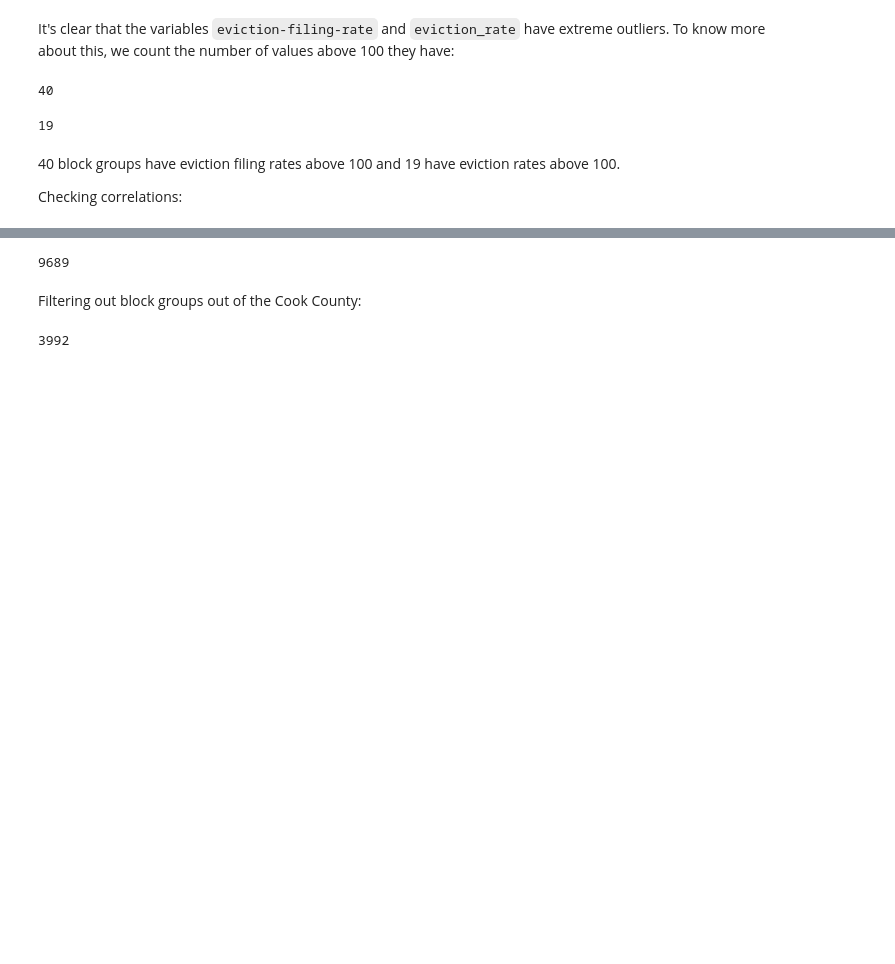
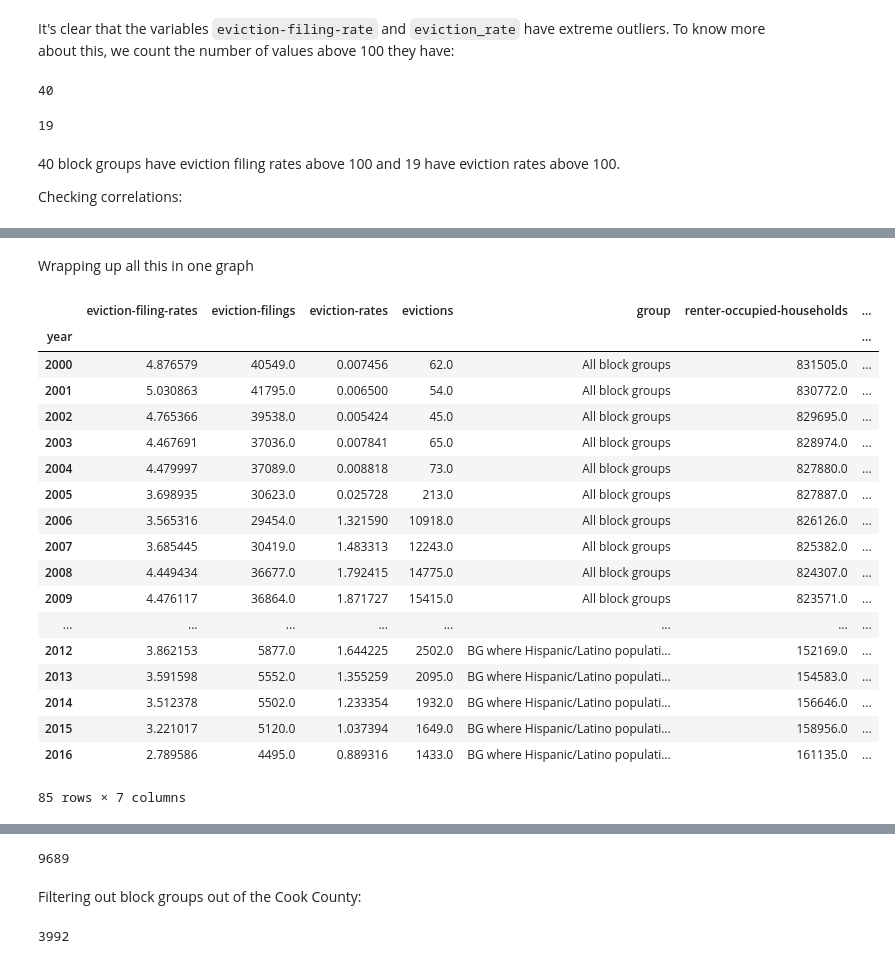
Before and after one commit to luisesanmartin/ml-eviction-chicago, a Jupyter notebook: notebooks/Data exploration - block groups.ipynb, the cells around one changed output, grey strips where cells are left out. Saved outputs shown, nothing was run; the diff lists cells and outputs as text; code cells hidden in the pictures; blank space fills up the shorter version.

```diff
--- a/notebooks/Data exploration - block groups.ipynb
+++ b/notebooks/Data exploration - block groups.ipynb
@@ -217,0 +274,7 @@ Reding the dataframe in geopandas:
+# %%
+df3 = df[df['poverty-rate'] > 30]
+df3 = df3[['year', 'eviction-filings', 'evictions', 'renter-occupied-households']].groupby('year').sum()
+df3['eviction-rates'] = df3['evictions'] / df3['renter-occupied-households'] * 100
+df3['eviction-filing-rates'] = df3['eviction-filings'] / df3['renter-occupied-households'] * 100
+df3['group'] = 'BG where median poverty rate > 30%'
+df3
@@ -217,0 +384,29 @@ Reding the dataframe in geopandas:
+# %% [markdown]
+Wrapping up all this in one graph
+# %%
+df_plot = pd.concat([df1, df3], sort=True)
+df_plot = pd.concat([df_plot, df4], sort=True)
+df_plot = pd.concat([df_plot, df5], sort=True)
+df_plot = pd.concat([df_plot, df6], sort=True)
+df_plot['year'] = df_plot.index
+df_plot
+# %% [output]
+|  | eviction-filing-rates | eviction-filings | eviction-rates | evictions | group | renter-occupied-households | ... |
+| year |  |  |  |  |  |  | ... |
+| 2000 | 4.876579 | 40549.0 | 0.007456 | 62.0 | All block groups | 831505.0 | ... |
+| 2001 | 5.030863 | 41795.0 | 0.006500 | 54.0 | All block groups | 830772.0 | ... |
+| 2002 | 4.765366 | 39538.0 | 0.005424 | 45.0 | All block groups | 829695.0 | ... |
+| 2003 | 4.467691 | 37036.0 | 0.007841 | 65.0 | All block groups | 828974.0 | ... |
+| 2004 | 4.479997 | 37089.0 | 0.008818 | 73.0 | All block groups | 827880.0 | ... |
+| 2005 | 3.698935 | 30623.0 | 0.025728 | 213.0 | All block groups | 827887.0 | ... |
+| 2006 | 3.565316 | 29454.0 | 1.321590 | 10918.0 | All block groups | 826126.0 | ... |
+| 2007 | 3.685445 | 30419.0 | 1.483313 | 12243.0 | All block groups | 825382.0 | ... |
+| 2008 | 4.449434 | 36677.0 | 1.792415 | 14775.0 | All block groups | 824307.0 | ... |
+| 2009 | 4.476117 | 36864.0 | 1.871727 | 15415.0 | All block groups | 823571.0 | ... |
+| ... | ... | ... | ... | ... | ... | ... | ... |
+| 2012 | 3.862153 | 5877.0 | 1.644225 | 2502.0 | BG where Hispanic/Latino populati... | 152169.0 | ... |
+| 2013 | 3.591598 | 5552.0 | 1.355259 | 2095.0 | BG where Hispanic/Latino populati... | 154583.0 | ... |
+| 2014 | 3.512378 | 5502.0 | 1.233354 | 1932.0 | BG where Hispanic/Latino populati... | 156646.0 | ... |
+| 2015 | 3.221017 | 5120.0 | 1.037394 | 1649.0 | BG where Hispanic/Latino populati... | 158956.0 | ... |
+| 2016 | 2.789586 | 4495.0 | 0.889316 | 1433.0 | BG where Hispanic/Latino populati... | 161135.0 | ... |
+85 rows × 7 columns
```
Also changed, not shown: parts of 15 cells of this notebook.
